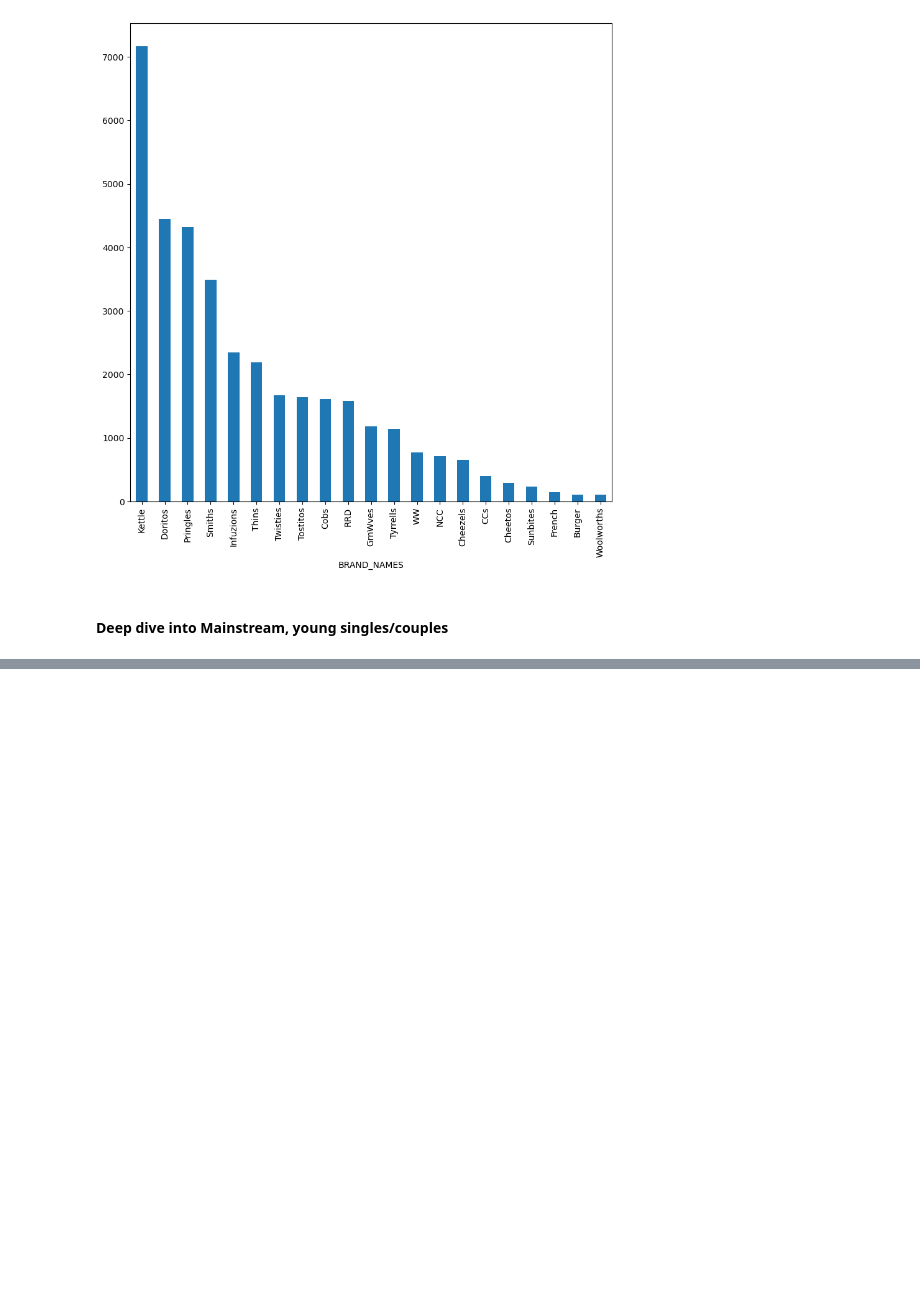
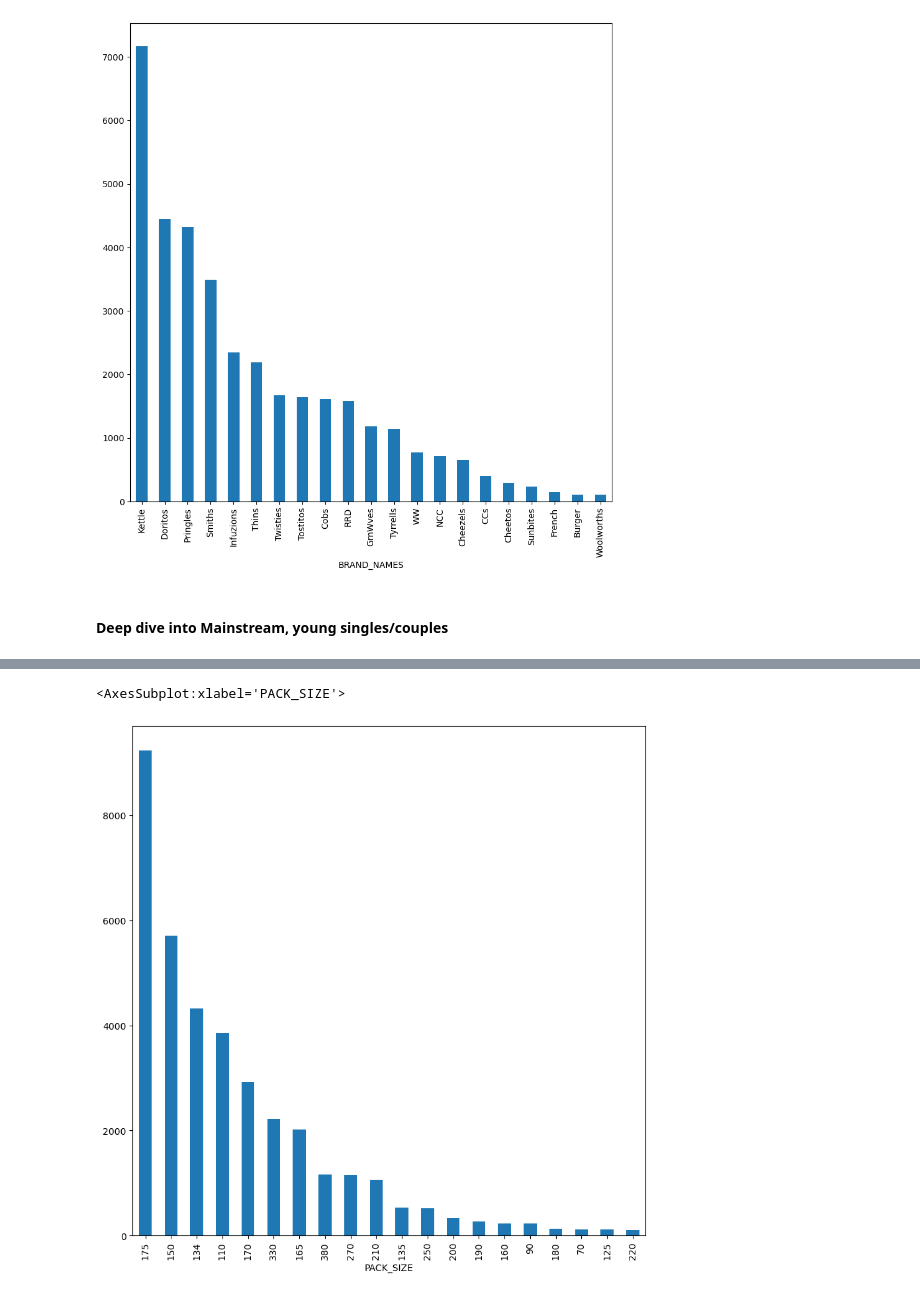
Before and after one commit to wtwarog92/quantium-customer-analytics, a Jupyter notebook: QVI_customer_analytics.ipynb, the cells around one changed output, grey strips where cells are left out. Cells and saved outputs as stored; diff of their text form; code cells hidden in the pictures; blank space fills up the shorter version.

```diff
--- a/QVI_customer_analytics.ipynb
+++ b/QVI_customer_analytics.ipynb
@@ -604,0 +697,3 @@ TBC
+# %%
+grouped_sizes = brand_buy.groupby('PACK_SIZE')['PROD_QTY'].sum().sort_values(ascending=False)
+grouped_sizes
@@ -604,0 +718,5 @@ TBC
+# %%
+grouped_sizes.plot.bar(figsize=(10, 10))
+# %% [output]
+<AxesSubplot:xlabel='PACK_SIZE'>
+[figure, added]
```
Also changed, not shown: parts of 16 cells of this notebook, 1 other file.
